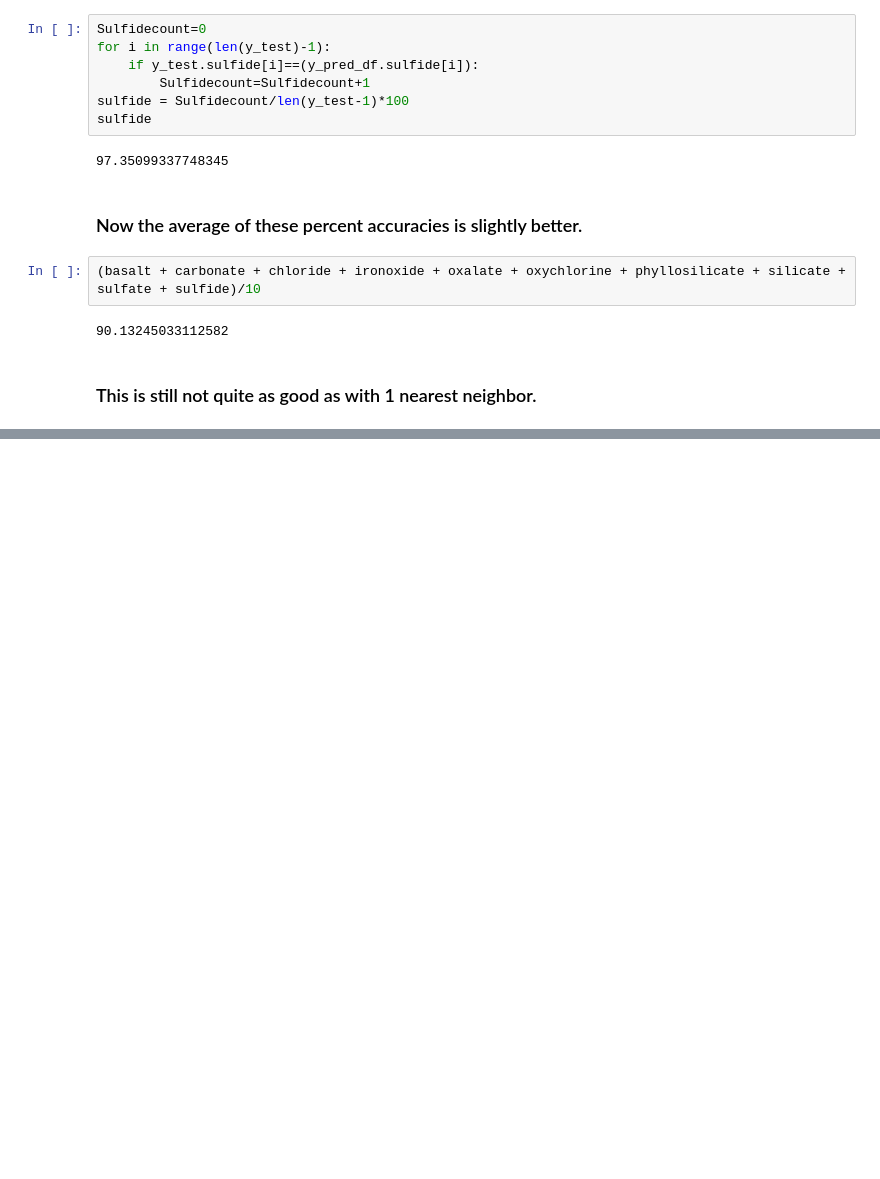
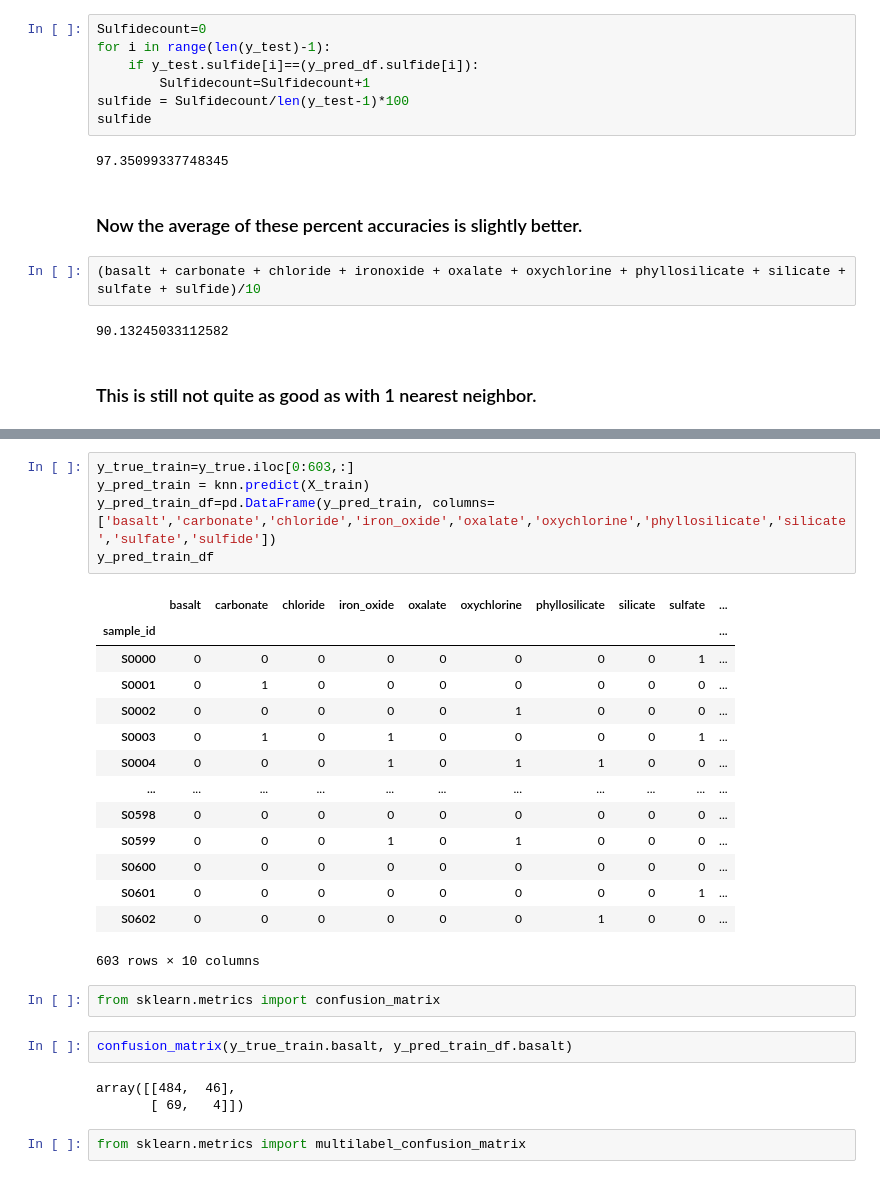
Before and after one commit to kmerkl22/chemistry_of_mars, a Jupyter notebook: Models with New Data/knn-classifier-5-new.ipynb, the cells around one changed output, grey strips where cells are left out. Saved outputs shown, nothing was run; the diff lists cells and outputs as text; blank space fills up the shorter version.

```diff
--- a/Models with New Data/knn-classifier-5-new.ipynb
+++ b/Models with New Data/knn-classifier-5-new.ipynb
@@ -241,0 +260,29 @@ sulfide
+# %%
+y_true_train=y_true.iloc[0:603,:]
+y_pred_train = knn.predict(X_train)
+y_pred_train_df=pd.DataFrame(y_pred_train, columns=['basalt','carbonate','chloride','iron_oxide','oxalate','oxychlorine','phyllosilicate','silicate','sulfate','sulfide'])
+y_pred_train_df
+# %% [output]
+|  | basalt | carbonate | chloride | iron_oxide | oxalate | oxychlorine | phyllosilicate | silicate | sulfate | ... |
+| sample_id |  |  |  |  |  |  |  |  |  | ... |
+| S0000 | 0 | 0 | 0 | 0 | 0 | 0 | 0 | 0 | 1 | ... |
+| S0001 | 0 | 1 | 0 | 0 | 0 | 0 | 0 | 0 | 0 | ... |
+| S0002 | 0 | 0 | 0 | 0 | 0 | 1 | 0 | 0 | 0 | ... |
+| S0003 | 0 | 1 | 0 | 1 | 0 | 0 | 0 | 0 | 1 | ... |
+| S0004 | 0 | 0 | 0 | 1 | 0 | 1 | 1 | 0 | 0 | ... |
+| ... | ... | ... | ... | ... | ... | ... | ... | ... | ... | ... |
+| S0598 | 0 | 0 | 0 | 0 | 0 | 0 | 0 | 0 | 0 | ... |
+| S0599 | 0 | 0 | 0 | 1 | 0 | 1 | 0 | 0 | 0 | ... |
+| S0600 | 0 | 0 | 0 | 0 | 0 | 0 | 0 | 0 | 0 | ... |
+| S0601 | 0 | 0 | 0 | 0 | 0 | 0 | 0 | 0 | 1 | ... |
+| S0602 | 0 | 0 | 0 | 0 | 0 | 0 | 1 | 0 | 0 | ... |
+603 rows × 10 columns
+# %%
+from sklearn.metrics import confusion_matrix
+# %%
+confusion_matrix(y_true_train.basalt, y_pred_train_df.basalt)
+# %% [output]
+array([[484,  46],
+       [ 69,   4]])
+# %%
+from sklearn.metrics import multilabel_confusion_matrix
```
Also changed, not shown: parts of 7 cells of this notebook, 6 other files.
